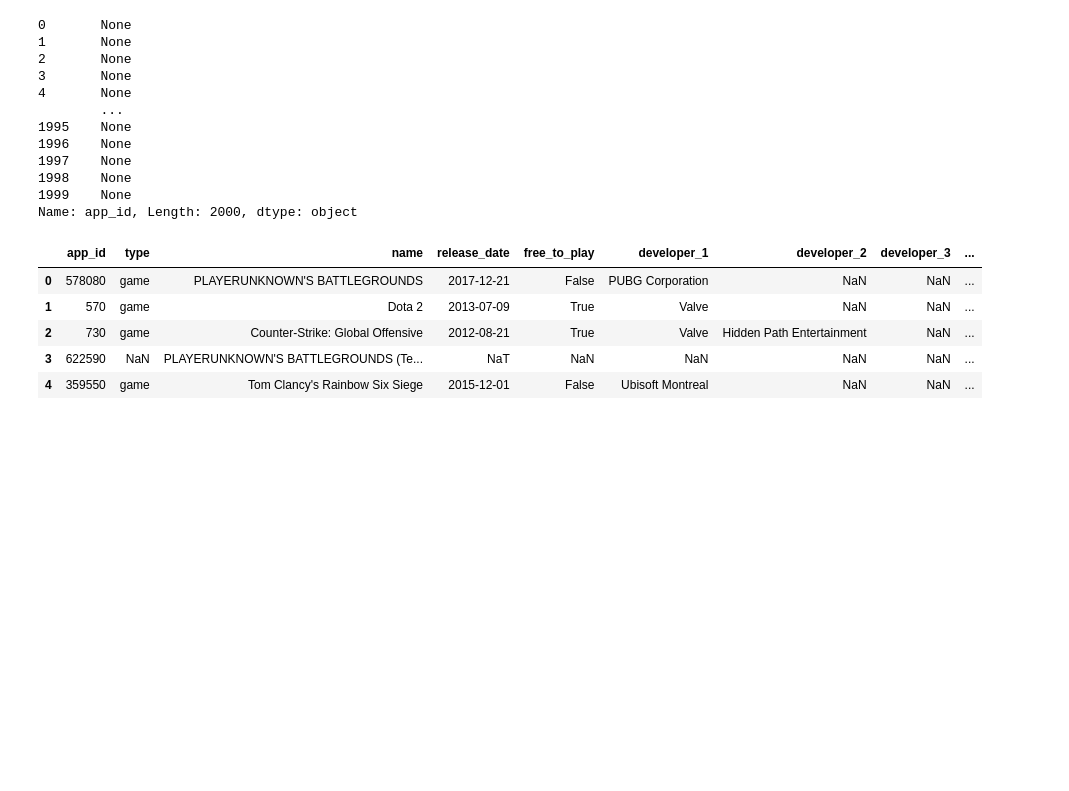
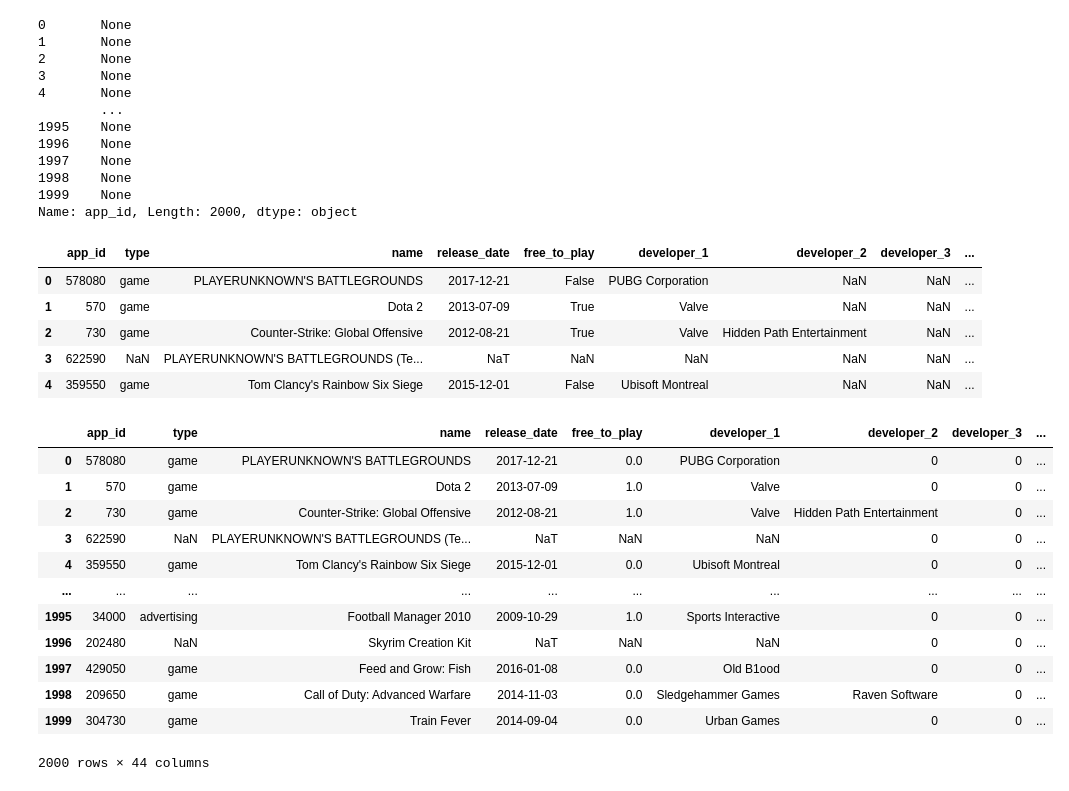
Before and after one commit to Jonhops1595/steam_machine_learning, a Jupyter notebook: Machine Learning Data Cleaning.ipynb, the cells around one changed output. Cells and saved outputs as stored; diff of their text form; code cells hidden in the pictures; blank space fills up the shorter version.

Commit message:
Additional Cleaning; Changed true/false to 1/0 and NaN devs/pubs to 0

```diff
--- a/Machine Learning Data Cleaning.ipynb
+++ b/Machine Learning Data Cleaning.ipynb
@@ -228,4 +231,25 @@ game_data.head()
 | 2 | 730 | game | Counter-Strike: Global Offensive | 2012-08-21 | True | Valve | Hidden Path Entertainment | NaN | ... |
 | 3 | 622590 | NaN | PLAYERUNKNOWN'S BATTLEGROUNDS (Te... | NaT | NaN | NaN | NaN | NaN | ... |
 | 4 | 359550 | game | Tom Clancy's Rainbow Six Siege | 2015-12-01 | False | Ubisoft Montreal | NaN | NaN | ... |
+# %%
+#Changing developer/publisher NAs to 0s
+replace_values = {"developer_2": 0, "developer_3": 0, "publisher_2": 0, "publisher_3":0}
+data = game_data.fillna(value = replace_values)
+data = data.replace({True:1, False:0}) #Change true/false to 1/0
+#data = data.dropna() #Remove NA rows
+data
+# %% [output]
+|  | app_id | type | name | release_date | free_to_play | developer_1 | developer_2 | developer_3 | ... |
+| 0 | 578080 | game | PLAYERUNKNOWN'S BATTLEGROUNDS | 2017-12-21 | 0.0 | PUBG Corporation | 0 | 0 | ... |
+| 1 | 570 | game | Dota 2 | 2013-07-09 | 1.0 | Valve | 0 | 0 | ... |
+| 2 | 730 | game | Counter-Strike: Global Offensive | 2012-08-21 | 1.0 | Valve | Hidden Path Entertainment | 0 | ... |
+| 3 | 622590 | NaN | PLAYERUNKNOWN'S BATTLEGROUNDS (Te... | NaT | NaN | NaN | 0 | 0 | ... |
+| 4 | 359550 | game | Tom Clancy's Rainbow Six Siege | 2015-12-01 | 0.0 | Ubisoft Montreal | 0 | 0 | ... |
+| ... | ... | ... | ... | ... | ... | ... | ... | ... | ... |
+| 1995 | 34000 | advertising | Football Manager 2010 | 2009-10-29 | 1.0 | Sports Interactive | 0 | 0 | ... |
+| 1996 | 202480 | NaN | Skyrim Creation Kit | NaT | NaN | NaN | 0 | 0 | ... |
+| 1997 | 429050 | game | Feed and Grow: Fish | 2016-01-08 | 0.0 | Old B1ood | 0 | 0 | ... |
+| 1998 | 209650 | game | Call of Duty: Advanced Warfare | 2014-11-03 | 0.0 | Sledgehammer Games | Raven Software | 0 | ... |
+| 1999 | 304730 | game | Train Fever | 2014-09-04 | 0.0 | Urban Games | 0 | 0 | ... |
+2000 rows × 44 columns
 # %%
```
Also changed, not shown: parts of 3 cells of this notebook.
